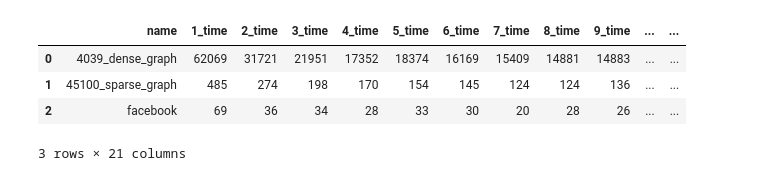
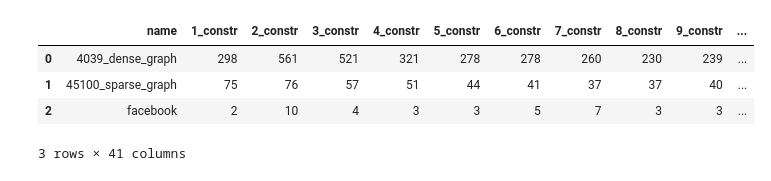
Before and after one commit to Lotto98/Assignment1_LMD, a Jupyter notebook: plot_generator.ipynb, the cells around one changed output. Drawn from its saved outputs; the diff is of its cells as text; code cells hidden in the pictures.

```diff
--- a/plot_generator.ipynb
+++ b/plot_generator.ipynb
@@ -10,28 +10,32 @@ import math
 # %%
 graph_names=["4039_dense_graph","45100_sparse_graph","facebook"]
 
-columns=[str(x)+"_time" for x in range(1,21)]
+columns=[str(x)+"_constr" for x in range(1,21)]+[str(x)+"_algo" for x in range(1,21)]
 
 data=pd.DataFrame(
     columns=["name"]+columns
 )
 
 for graph in graph_names:
-    row = pd.read_csv('results/'+graph+'.txt', sep=" ", header=None)
+
+    row_construction = pd.read_csv('results/'+graph+'_construction.txt', sep=" ", header=None).dropna(1)
+    row_algo = pd.read_csv('results/'+graph+'_algo.txt', sep=" ", header=None).dropna(1)
+    row=pd.concat([row_construction,row_algo],axis=1)
+
     row.columns=columns
     row["name"]=graph
 
     data=pd.concat([data,row])
 
 data.reset_index(inplace=True,drop=True)
 
 data
 # %% [output]
-|  | name | 1_time | 2_time | 3_time | 4_time | 5_time | 6_time | 7_time | 8_time | 9_time | ... | ... |
-| 0 | 4039_dense_graph | 62069 | 31721 | 21951 | 17352 | 18374 | 16169 | 15409 | 14881 | 14883 | ... | ... |
-| 1 | 45100_sparse_graph | 485 | 274 | 198 | 170 | 154 | 145 | 124 | 124 | 136 | ... | ... |
-| 2 | facebook | 69 | 36 | 34 | 28 | 33 | 30 | 20 | 28 | 26 | ... | ... |
+|  | name | 1_constr | 2_constr | 3_constr | 4_constr | 5_constr | 6_constr | 7_constr | 8_constr | 9_constr | ... |
+| 0 | 4039_dense_graph | 298 | 561 | 521 | 321 | 278 | 278 | 260 | 230 | 239 | ... |
+| 1 | 45100_sparse_graph | 75 | 76 | 57 | 51 | 44 | 41 | 37 | 37 | 40 | ... |
+| 2 | facebook | 2 | 10 | 4 | 3 | 3 | 5 | 7 | 3 | 3 | ... |
-3 rows × 21 columns
+3 rows × 41 columns
 # %%
 def plot_(max_thread:int):
 
```
Also changed, not shown: parts of 1 cell of this notebook, 13 other files.
